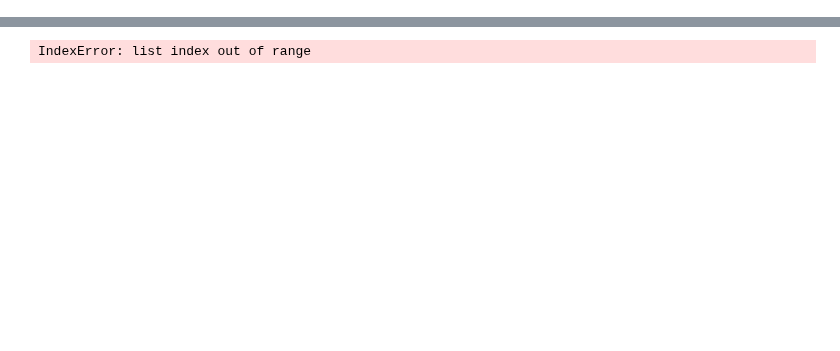
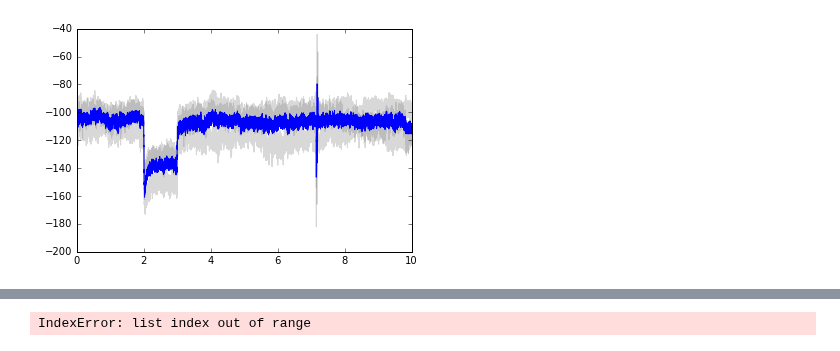
Before and after one commit to vdutell/ephysanalysis, a Jupyter notebook: vclamp.ipynb, the cells around one changed output, grey strips where cells are left out. Drawn from its saved outputs; the diff is of its cells as text; code cells hidden in the pictures; blank space fills up the shorter version.

Commit message:
figured out neo & functionalized plotting

```diff
--- a/vclamp.ipynb
+++ b/vclamp.ipynb
@@ -1,8 +0,0 @@
-# %%
-from neo.io import AxonIO
-
-fname = './ChatCreChR2/160120/16120020.abf'
-
-r = AxonIO(filename=fname)
-block = r.read()[0] # read the entire file > a Block
-print(block)
@@ -17,5 +0,0 @@ ValueError: setting an array element with a sequence.
-# %%
-asig = block.segments[2].analogsignals
-times = asig.times.rescale('s').magnitude
-asig = asig.rescale('pA').magnitude
-plot(times, asig)
@@ -23,0 +61,8 @@ AttributeError: 'list' object has no attribute 'times'
+# %%
+date = '160120'
+datef2 = '1612'
+
+##read in the file so we can see which SAC recording we are looking at
+f = open('../data/ChatCreChR2/' + date + '.m')
+text = f.read()
+print(text)
@@ -23,0 +87,7 @@ AttributeError: 'list' object has no attribute 'times'
+# %%
+condition = '0021'
+fname = '../data/ChatCreChR2/' + date + '/' + datef2 + condition + '.abf'
+
+plotsweeps(fname)
+# %% [output]
+[figure, added]
```
Also changed, not shown: parts of 11 cells of this notebook, 3 other files.
